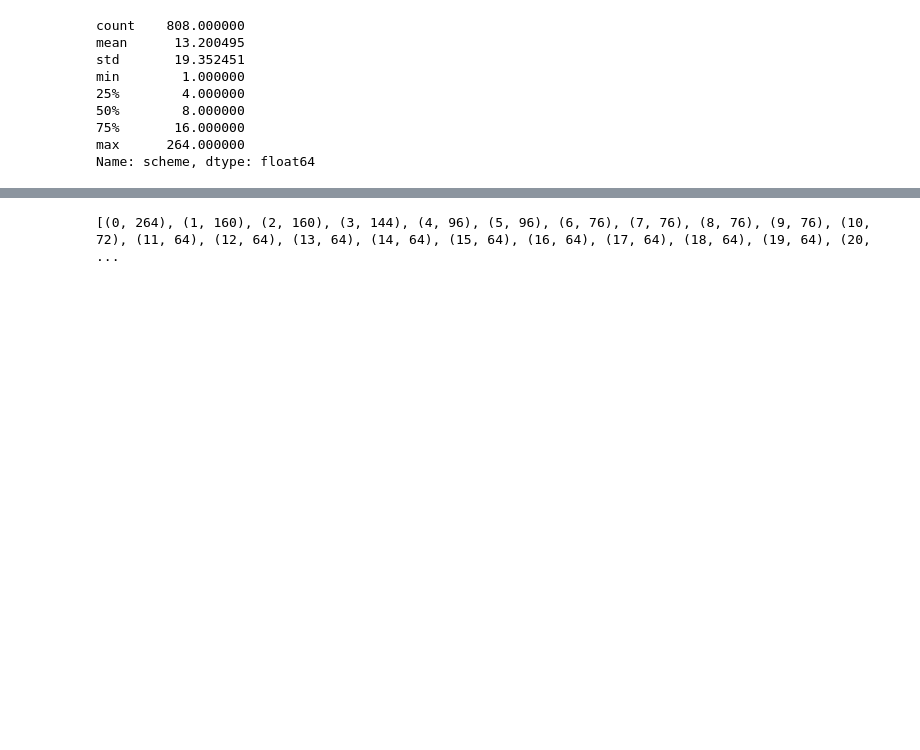
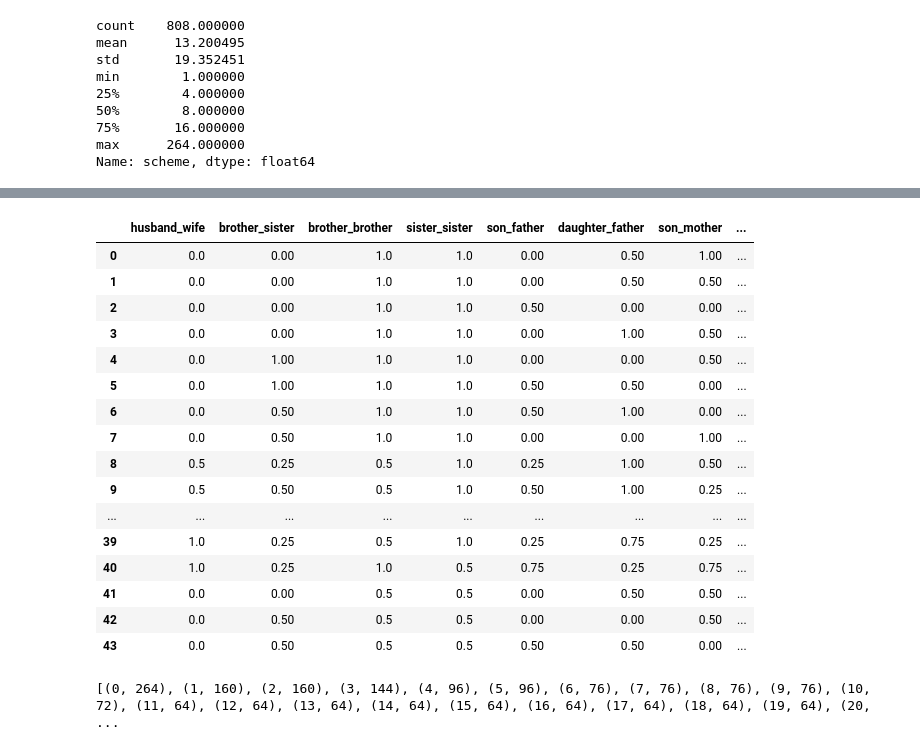
Before and after one commit to RC2630/surnames, a Jupyter notebook: analysis.ipynb, the cells around one changed output, grey strips where cells are left out. Drawn from its saved outputs; the diff is of its cells as text; code cells hidden in the pictures; blank space fills up the shorter version.

```diff
--- a/analysis.ipynb
+++ b/analysis.ipynb
@@ -99,3 +172,23 @@ Name: scheme, dtype: float64
+# %%
+odd_df.groupby(score_columns).multiplicity.count().reset_index().sort_values("multiplicity").reset_index(drop = True)
+# %% [output]
+|  | husband_wife | brother_sister | brother_brother | sister_sister | son_father | daughter_father | son_mother | ... |
+| 0 | 0.0 | 0.00 | 1.0 | 1.0 | 0.00 | 0.50 | 1.00 | ... |
+| 1 | 0.0 | 0.00 | 1.0 | 1.0 | 0.00 | 0.50 | 0.50 | ... |
+| 2 | 0.0 | 0.00 | 1.0 | 1.0 | 0.50 | 0.00 | 0.00 | ... |
+| 3 | 0.0 | 0.00 | 1.0 | 1.0 | 0.00 | 1.00 | 0.50 | ... |
+| 4 | 0.0 | 1.00 | 1.0 | 1.0 | 0.00 | 0.00 | 0.50 | ... |
+| 5 | 0.0 | 1.00 | 1.0 | 1.0 | 0.50 | 0.50 | 0.00 | ... |
+| 6 | 0.0 | 0.50 | 1.0 | 1.0 | 0.50 | 1.00 | 0.00 | ... |
+| 7 | 0.0 | 0.50 | 1.0 | 1.0 | 0.00 | 0.00 | 1.00 | ... |
+| 8 | 0.5 | 0.25 | 0.5 | 1.0 | 0.25 | 1.00 | 0.50 | ... |
+| 9 | 0.5 | 0.50 | 0.5 | 1.0 | 0.50 | 1.00 | 0.25 | ... |
+| ... | ... | ... | ... | ... | ... | ... | ... | ... |
+| 39 | 1.0 | 0.25 | 0.5 | 1.0 | 0.25 | 0.75 | 0.25 | ... |
+| 40 | 1.0 | 0.25 | 1.0 | 0.5 | 0.75 | 0.25 | 0.75 | ... |
+| 41 | 0.0 | 0.00 | 0.5 | 0.5 | 0.00 | 0.50 | 0.50 | ... |
+| 42 | 0.0 | 0.50 | 0.5 | 0.5 | 0.00 | 0.00 | 0.50 | ... |
+| 43 | 0.0 | 0.50 | 0.5 | 0.5 | 0.50 | 0.50 | 0.00 | ... |
 # %%
 print(list(enumerate(distinct_scores.scheme.head(30))))
 # %% [output]
```
Also changed, not shown: parts of 7 cells of this notebook, 1 other file.
